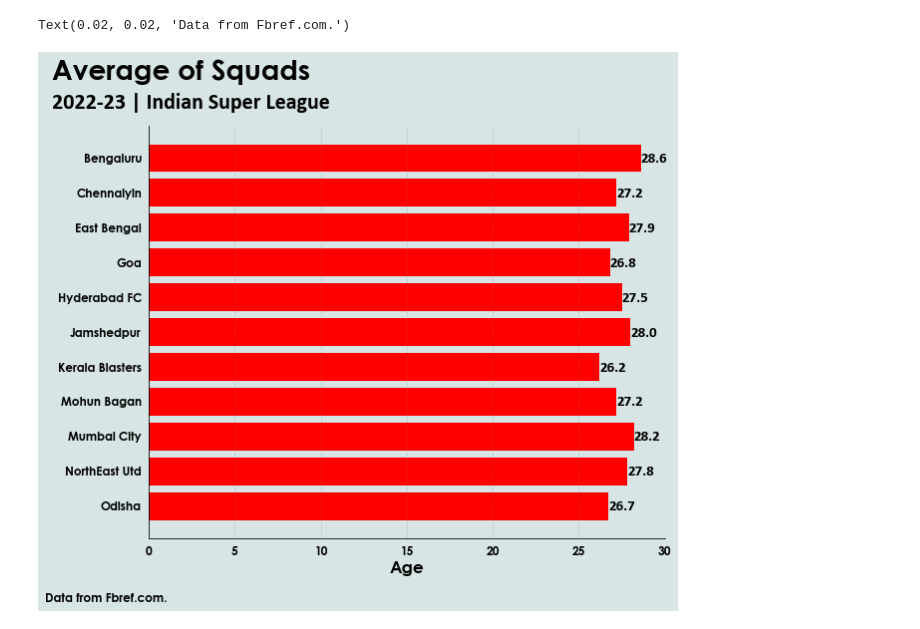
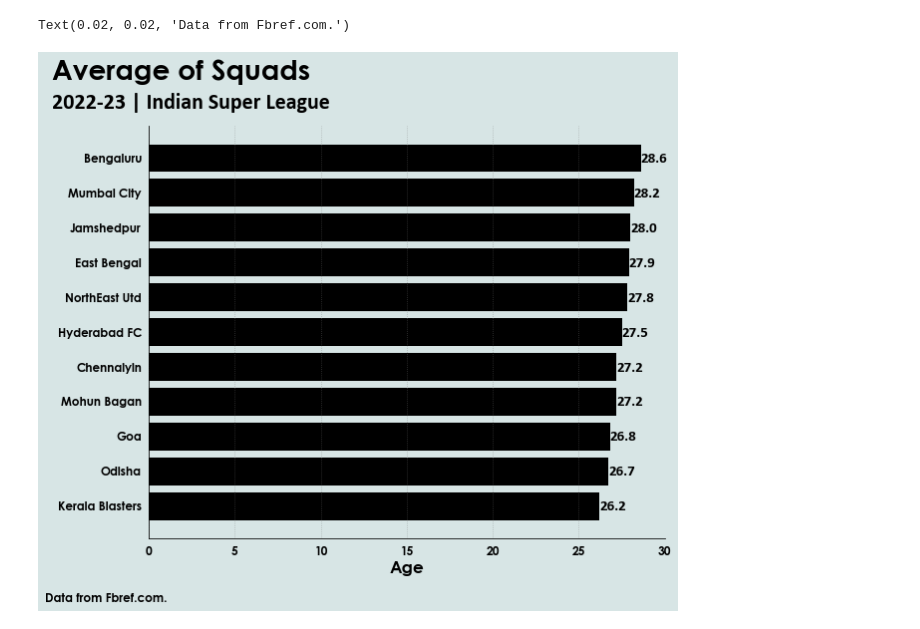
Before and after one commit to MazumdarAyush07/ISL-stat-engine, a Jupyter notebook: Average Ages.ipynb, the cells around one changed output. Drawn from its saved outputs; the diff is of its cells as text; code cells hidden in the pictures.

```diff
--- a/Average Ages.ipynb
+++ b/Average Ages.ipynb
@@ -23,4 +23,4 @@ from highlight_text import ax_text,fig_text
 # %%
 df = pd.read_csv('TeamsStats.csv', index_col='Rk')
 # %%
-df=df.sort_values('Age',ascen)
+df=df.sort_values('Age',ascending=False)
@@ -29,27 +27,27 @@ df=df.sort_values('Age',ascen)
 # %%
 fig, ax = plt.subplots(figsize=(9,8))
 fig.set_facecolor(bgcolor)
 ax.axis('off')
 ax = fig.add_axes([0.18,0.13,0.8,0.72])
 ax.patch.set_facecolor(bgcolor)
 ax.grid(axis='x',c='grey',ls=':',alpha=0.5,zorder=0)
-ax.barh("Squad", "Age", data = df, color = "Red")
+ax.barh("Squad", "Age", data = df, color = "Black")
 ax.invert_yaxis()
 for s in ['top','right']:
     ax.spines[s].set_visible(False)
 ax.xaxis.set_ticks_position('none')
 ax.yaxis.set_ticks_position('none')
 ax.set_xlabel('Age', color='black',
              weight='bold',loc='center',size=17)
 for i in ax.patches:
     ax.text(i.get_width() + 0.008, i.get_y()+0.53,
             str(round(i.get_width(),2)),
             fontsize = 15, weight='bold', family='Calibri')
 fig.text(0.03,0.93,'Average of Squads', size = 28, weight='heavy')
 fig.text(0.03,0.88,'2022-23 | Indian Super League',
          size = 22, fontdict = dict(family='Calibri'))
 fig.text(0.02,0.02,'Data from Fbref.com.',
          size=12)
 # %% [output]
 Text(0.02, 0.02, 'Data from Fbref.com.')
-[figure, old version]
+[figure, new version]
```
Also changed, not shown: parts of 1 cell of this notebook.
